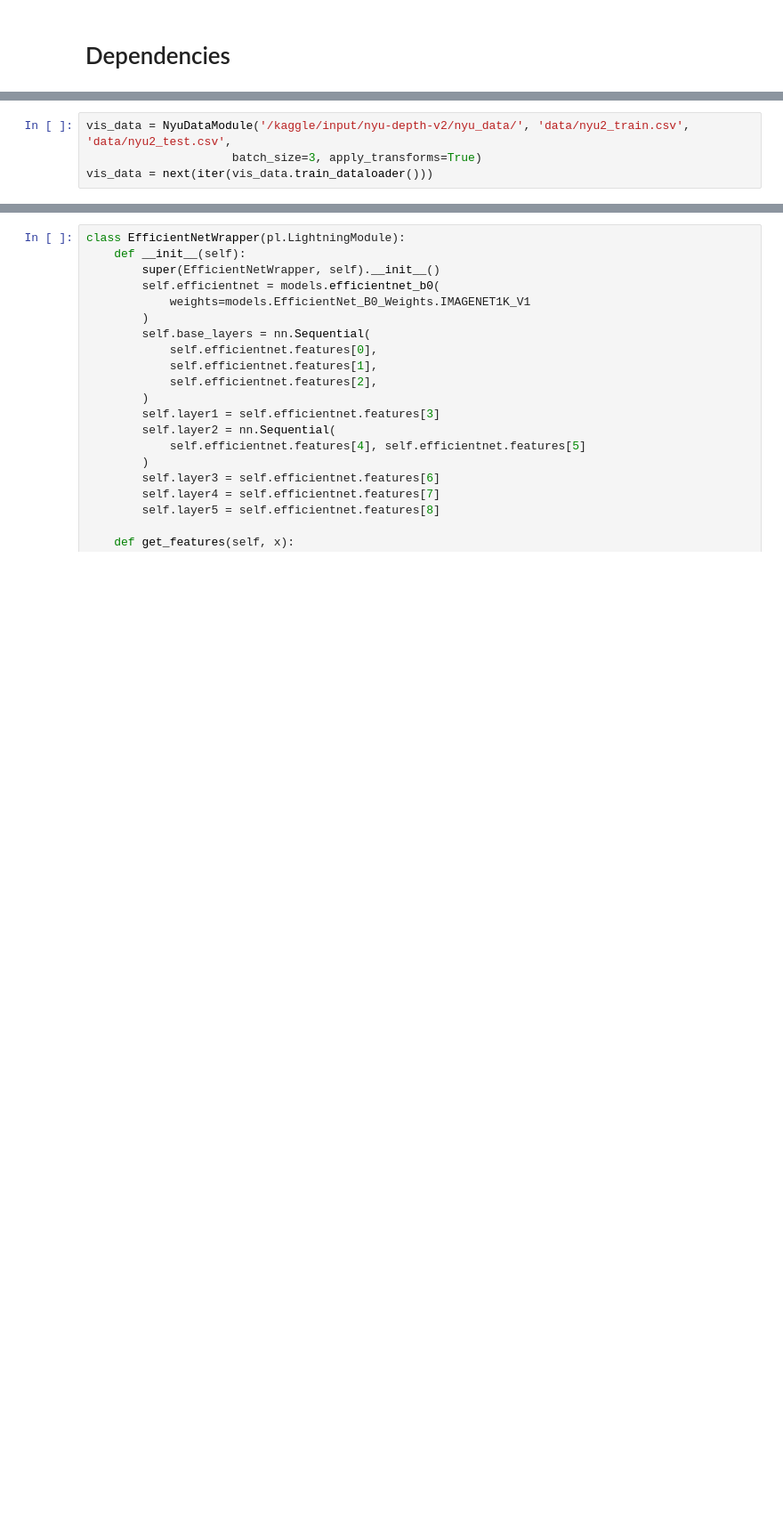
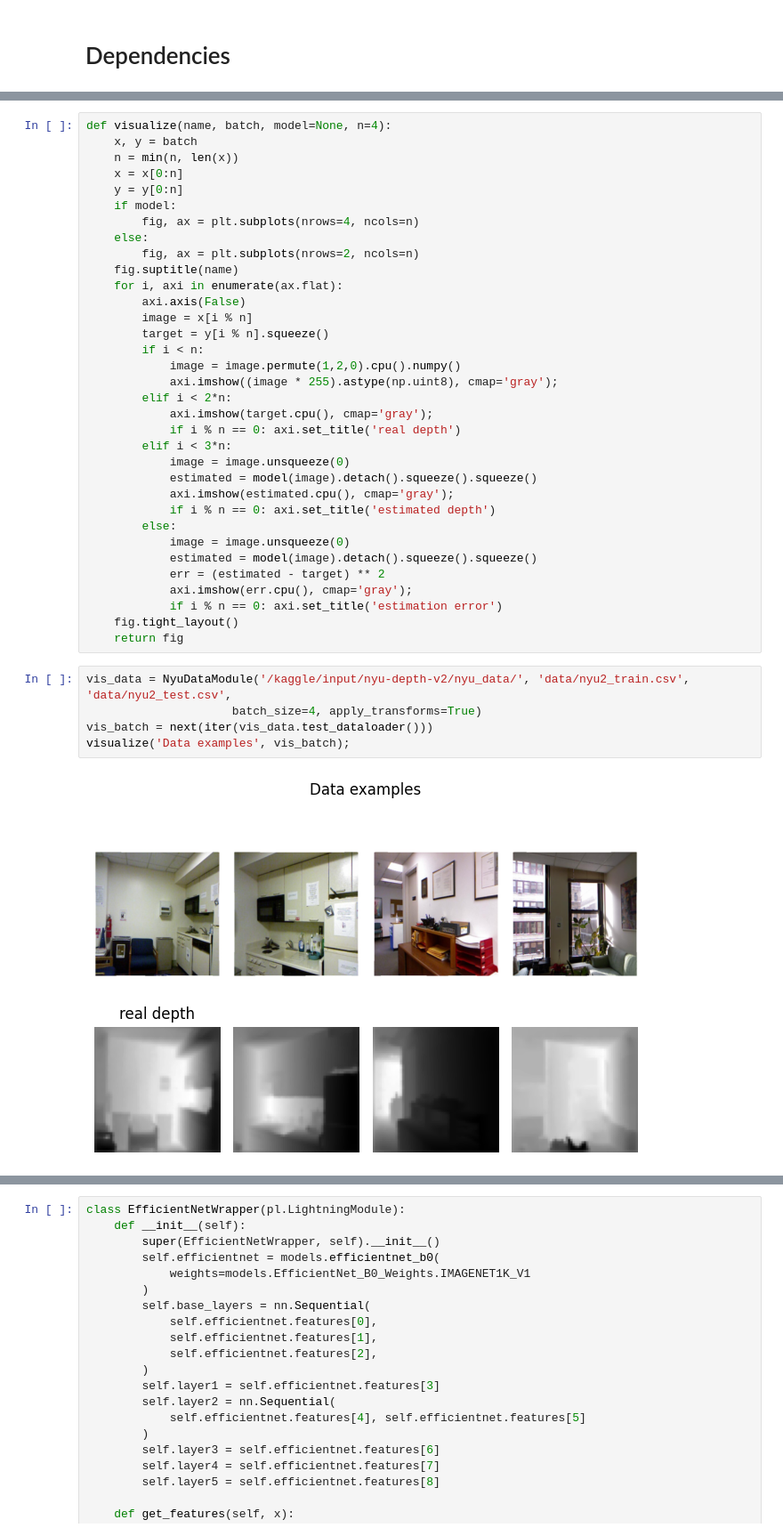
Before and after one commit to rubenjr0/ENNCA, a Jupyter notebook: depth_estimation.ipynb, the cells around one changed output, grey strips where cells are left out. Shown at 89% size. Cells and saved outputs as stored; diff of their text form; blank space fills up the shorter version.

Commit message:
Kaggle Notebook | DepthEstimation | Version 198

```diff
--- a/depth_estimation.ipynb
+++ b/depth_estimation.ipynb
@@ -122,5 +135,42 @@ class NyuDataModule(pl.LightningDataModule):
         )
+# %%
+def visualize(name, batch, model=None, n=4):
+    x, y = batch
+    n = min(n, len(x))
+    x = x[0:n]
+    y = y[0:n]
+    if model:
+        fig, ax = plt.subplots(nrows=4, ncols=n)
+    else:
+        fig, ax = plt.subplots(nrows=2, ncols=n)
+    fig.suptitle(name)
+    for i, axi in enumerate(ax.flat):
+        axi.axis(False)
+        image = x[i % n]
+        target = y[i % n].squeeze()
+        if i < n:
+            image = image.permute(1,2,0).cpu().numpy()
+            axi.imshow((image * 255).astype(np.uint8), cmap='gray');
+        elif i < 2*n:
+            axi.imshow(target.cpu(), cmap='gray');
+            if i % n == 0: axi.set_title('real depth')
+        elif i < 3*n:
+            image = image.unsqueeze(0)
+            estimated = model(image).detach().squeeze().squeeze()
+            axi.imshow(estimated.cpu(), cmap='gray');
+            if i % n == 0: axi.set_title('estimated depth')
+        else:
+            image = image.unsqueeze(0)
+            estimated = model(image).detach().squeeze().squeeze()
+            err = (estimated - target) ** 2
+            axi.imshow(err.cpu(), cmap='gray');
+            if i % n == 0: axi.set_title('estimation error')
+    fig.tight_layout()
+    return fig
 # %%
 vis_data = NyuDataModule('/kaggle/input/nyu-depth-v2/nyu_data/', 'data/nyu2_train.csv', 'data/nyu2_test.csv',
-                     batch_size=3, apply_transforms=True)
-vis_data = next(iter(vis_data.train_dataloader()))
+                     batch_size=4, apply_transforms=True)
+vis_batch = next(iter(vis_data.test_dataloader()))
+visualize('Data examples', vis_batch);
+# %% [output]
+[figure, added]
```
Also changed, not shown: parts of 27 cells of this notebook.
